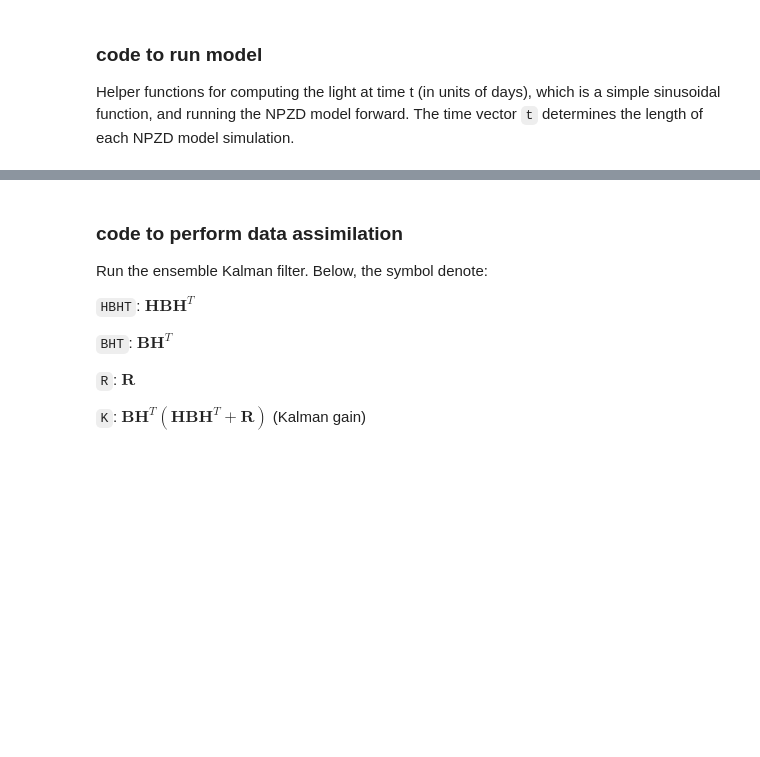
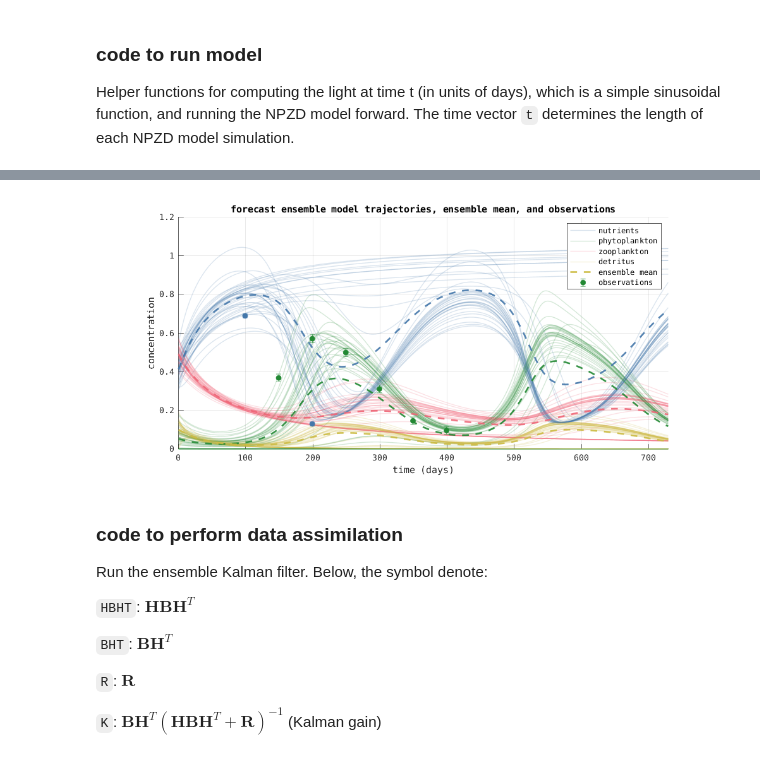
Before and after one commit to jpmattern/obm-primer, a Jupyter notebook: state_estimation_enkf_matlab.ipynb, the cells around one changed output, grey strips where cells are left out. Cells and saved outputs as stored; diff of their text form; code cells hidden in the pictures; blank space fills up the shorter version.

```diff
--- a/state_estimation_enkf_matlab.ipynb
+++ b/state_estimation_enkf_matlab.ipynb
@@ -69,20 +134,0 @@ Parameters not listed in `parameters_reference` are assumed to be constant and k
-# %%
-% true initial conditions (used to generate synthetic observations)
-x0_true = [0.6, 0.15, 0.2, 0.05];
-
-x0_prior = [0.2, 0.1, 0.3, 0.05];
-
-% select the standard deviation of the prior ensemble for each
-x0_prior_uncertainty = [0.1, 0.1, 0.1, 0.1];
-
-% select when to observe state
-t_obs = 10; % compare plot in NPZD notebook
-
-% index of the state variables to observe
-i_obs = [1, 2, 3]; % N, P, Z
-
-% select the observation uncertainty
-obs_uncertainty = [0.0003, 0.0003, 0.0003];
-
-% select the number of ensemble members
-n_ens = 50;
@@ -115,4 +215,55 @@ for iens = 1:n_ens
 end
+# %%
+%plot -w 1000 -h 450
+figure
+
+hold on
+grid on
+
+plot_mean = true;
+plot_observation_ensemble = false;
+
+% upper limit on number of trajectories to include in plot
+max_plot = 50;
+handles = zeros(1, 6);
+
+for iens = 1:nens
+    [t_ode, trajectory] = ode45(npzd_ode, t, X(:, iens));
+    if iens == 1
+        trajectory_sum = trajectory;
+    else
+        trajectory_sum = trajectory_sum + trajectory;
+    end
+    if iens <= max_plot
+        for ivar = 1:4
+            handles(ivar) = plot(t_ode, trajectory(:,ivar), 'color', [colors{ivar}, 0.2], 'linewidth', 1);
+        end
+    end
+end
+
+if plot_mean
+    for ivar = 1:4
+        handles(5) = plot(t_ode, trajectory_sum(:,ivar)./nens, '--', 'color', [colors{ivar}, 0.9], ...
+                          'linewidth', 2);
+    end
+end
+
+for iobs = 1:nobs
+    it = obs_info{iobs}{1};
+    ivar = strfind('NPZD', obs_info{iobs}{2});
+
+    handles(6) = errorbar(t(it), obs(iobs), obs_uncertainty(iobs), 'o', 'color', colors{ivar}, ...
+                          'markerfacecolor', colors{ivar});
+end
+
+legend(handles, {'nutrients', 'phytoplankton', 'zooplankton', 'detritus', 'ensemble mean', 'observations'})
+
+xlabel('time (days)')
+ylabel('concentration')
+title('forecast ensemble model trajectories, ensemble mean, and observations')
+xlim([t(1), t(end)])
+# %% [output]
+[figure, added]
 # %% [markdown]
 ### code to perform data assimilation
 
@@ -124,6 +275,6 @@ Run the ensemble Kalman filter. Below, the symbol denote:
 
 `R`: $\mathbf{R}$
 
-`K`: $\mathbf{B}\mathbf{H}^T \left(\mathbf{H}\mathbf{B}\mathbf{H}^T + \mathbf{R}\right)$ (Kalman gain)
+`K`: $\mathbf{B}\mathbf{H}^T \left(\mathbf{H}\mathbf{B}\mathbf{H}^T + \mathbf{R}\right)^{-1}$ (Kalman gain)
 # %%
 HBHT = cov(HX');
```
Also changed, not shown: parts of 26 cells of this notebook.
